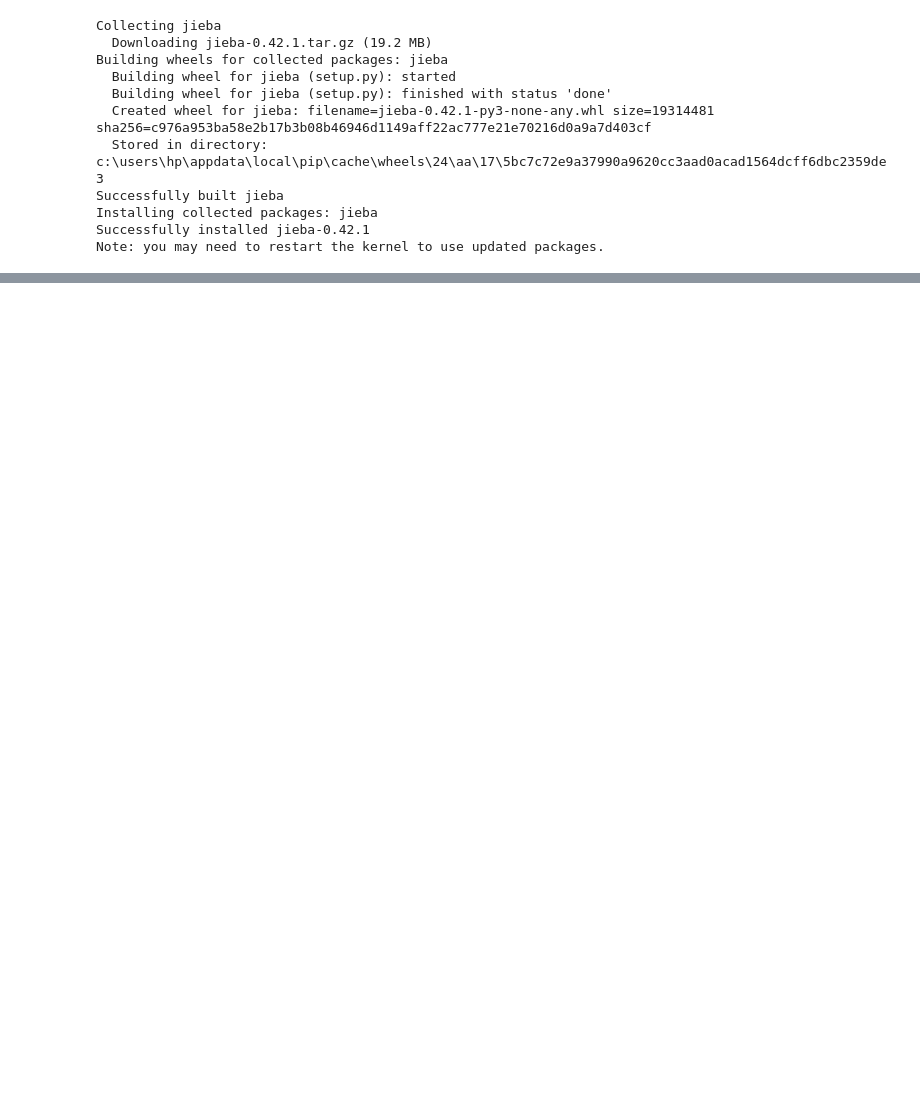
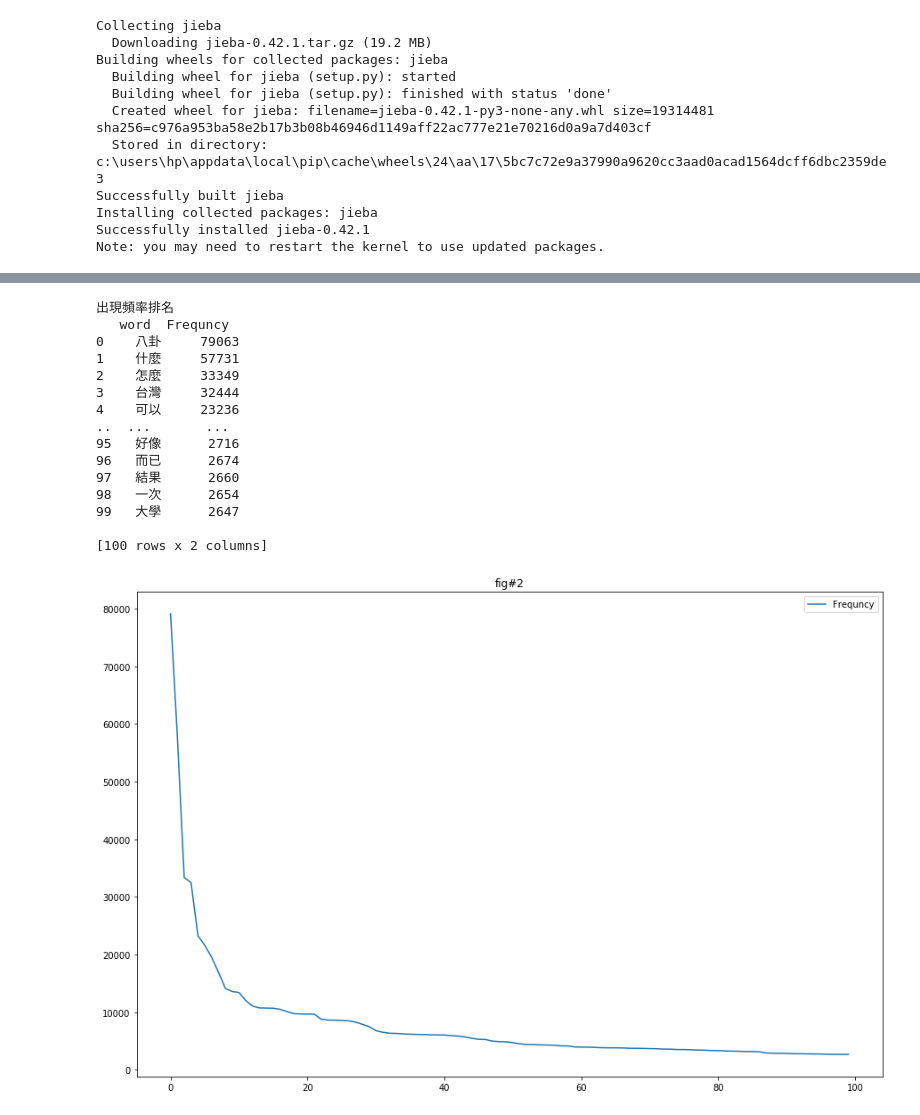
Before and after one commit to ChenChen3636/HW1, a Jupyter notebook: HW1_B0729055.ipynb, the cells around one changed output, grey strips where cells are left out. Drawn from its saved outputs; the diff is of its cells as text; code cells hidden in the pictures; blank space fills up the shorter version.

Commit message:
[add function] Frequency()
1.修改TF_IDF的圖
2.新增Frequency()

```diff
--- a/HW1_B0729055.ipynb
+++ b/HW1_B0729055.ipynb
@@ -53,0 +50,45 @@ TF_IDF()
+# %%
+def Frequency():
+    Word=""
+    op = open("hw1.txt", encoding="utf-8").read()
+    ch =re.compile("[\u4e00-\u9fa5]")
+    word =  "".join(ch.findall(op))
+    cut = jieba.lcut(word)
+
+    counts = {}
+    for i in cut :
+        if(len(i)>1):
+            counts[i] = counts.get(i,0) + 1
+
+    items = list(counts.items())
+    items.sort(key=lambda x:x[1], reverse=True)
+
+    for i in range(100):
+        word, count = items[i]
+
+    df = pd.DataFrame(items, columns = ["word", "Frequncy"]).sort_values(['Frequncy'],ascending=[False])[0:100]
+    print('出現頻率排名')
+    print(df)
+    chart = df.plot( kind ='line',
+                    title = 'fig#2',
+                    figsize = (15,10))
+    plt.show()
+
+Frequency()
+# %% [output]
+出現頻率排名
+   word  Frequncy
+0    八卦     79063
+1    什麼     57731
+2    怎麼     33349
+3    台灣     32444
+4    可以     23236
+..  ...       ...
+95   好像      2716
+96   而已      2674
+97   結果      2660
+98   一次      2654
+99   大學      2647
+
+[100 rows x 2 columns]
+[figure, added]
```
Also changed, not shown: parts of 1 cell of this notebook.
